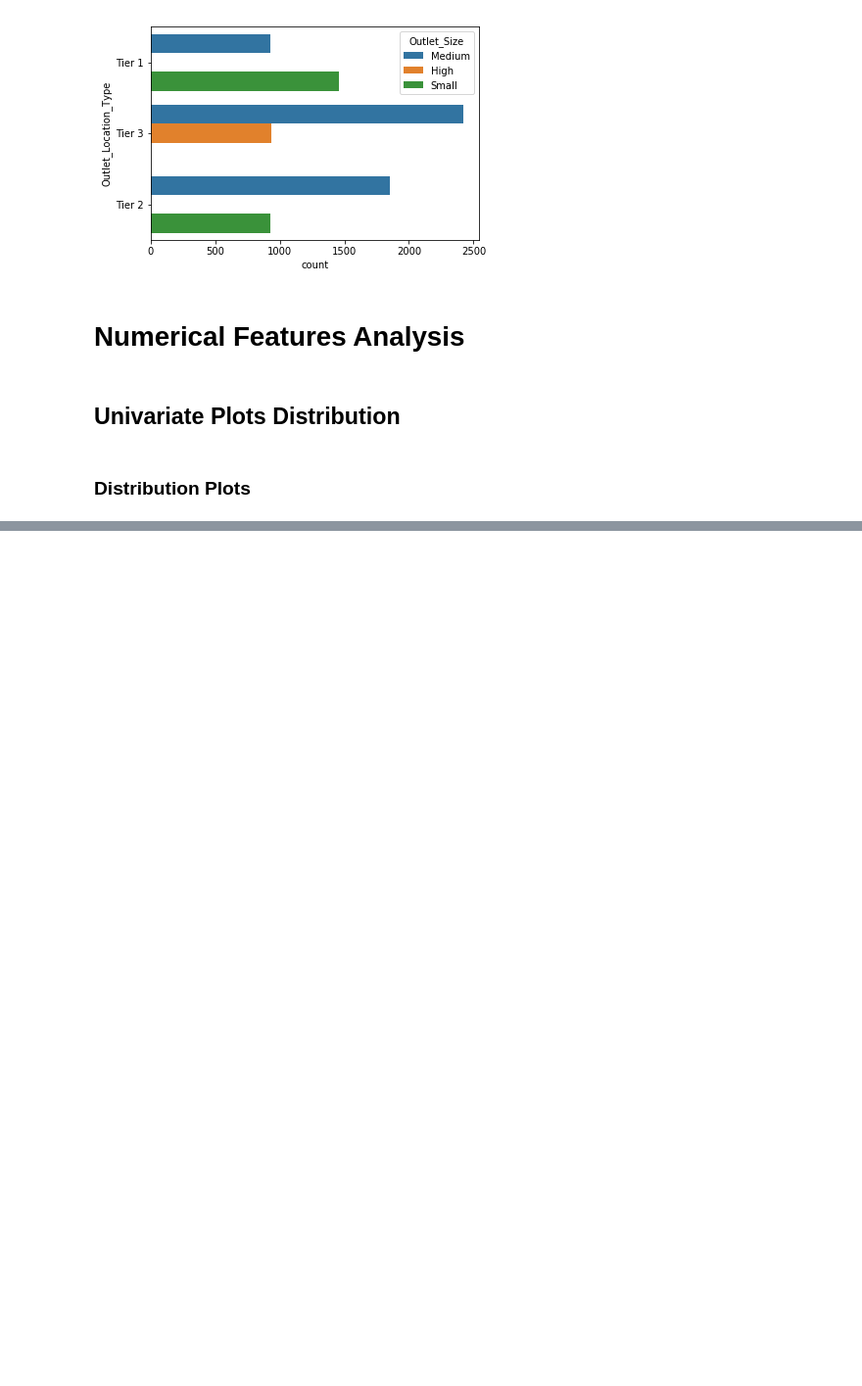
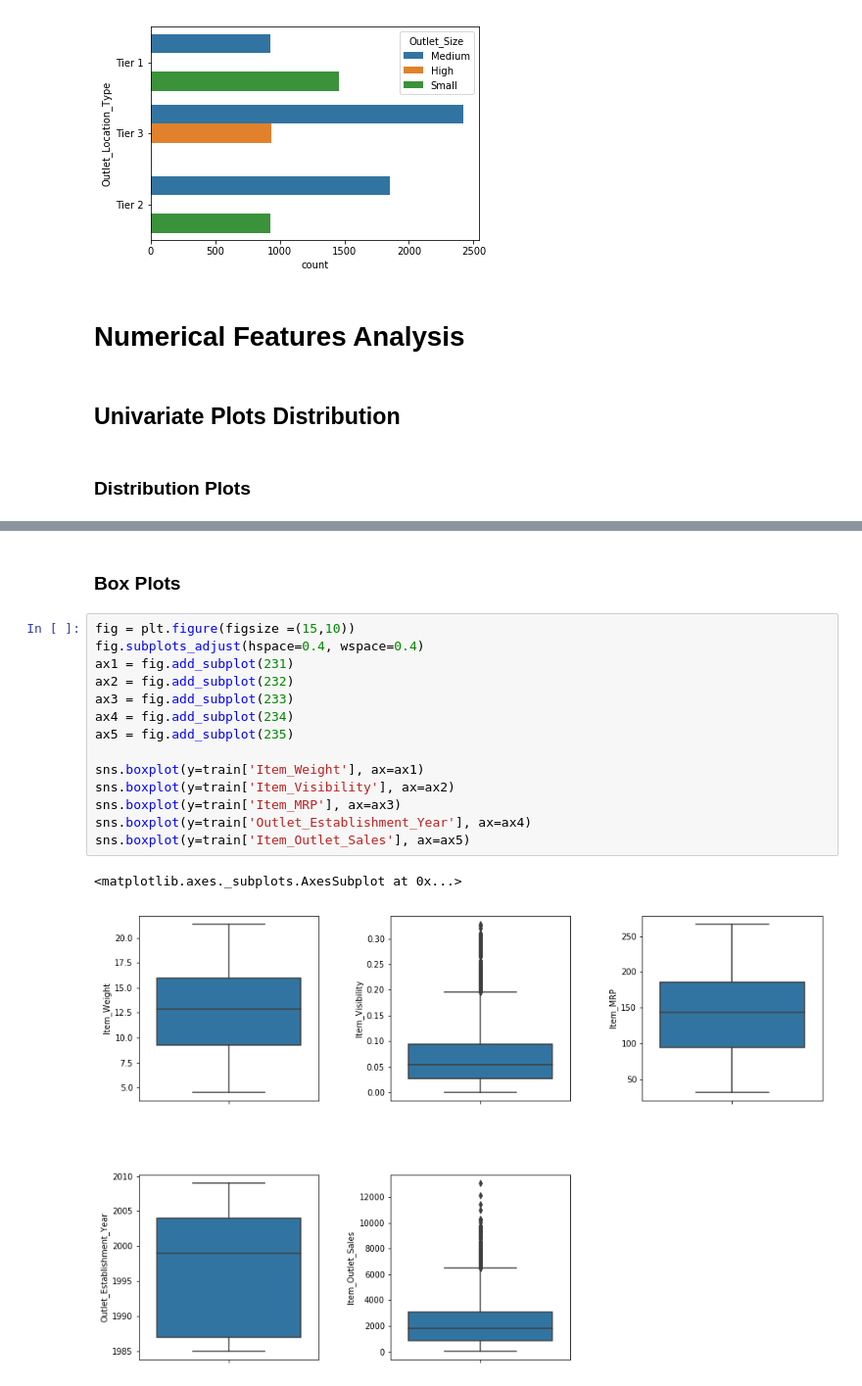
Before and after one commit to NicolasVILLETTE/bigmart_sales, a Jupyter notebook: bigmart_sales.ipynb, the cells around one changed output, grey strips where cells are left out. Shown: that part at 98% size. Cells and saved outputs as stored; diff of their text form; blank space fills up the shorter version.

```diff
--- a/bigmart_sales.ipynb
+++ b/bigmart_sales.ipynb
@@ -207,0 +227,19 @@ sns.countplot(y="Outlet_Location_Type", hue='Outlet_Size', data=train)
+# %% [markdown]
+### Box Plots
+# %%
+fig = plt.figure(figsize =(15,10))
+fig.subplots_adjust(hspace=0.4, wspace=0.4)
+ax1 = fig.add_subplot(231)
+ax2 = fig.add_subplot(232)
+ax3 = fig.add_subplot(233)
+ax4 = fig.add_subplot(234)
+ax5 = fig.add_subplot(235)
+
+sns.boxplot(y=train['Item_Weight'], ax=ax1)
+sns.boxplot(y=train['Item_Visibility'], ax=ax2)
+sns.boxplot(y=train['Item_MRP'], ax=ax3)
+sns.boxplot(y=train['Outlet_Establishment_Year'], ax=ax4)
+sns.boxplot(y=train['Item_Outlet_Sales'], ax=ax5)
+# %% [output]
+<matplotlib.axes._subplots.AxesSubplot at 0x...>
+[figure, added]
```
Also changed, not shown: parts of 18 cells of this notebook.
